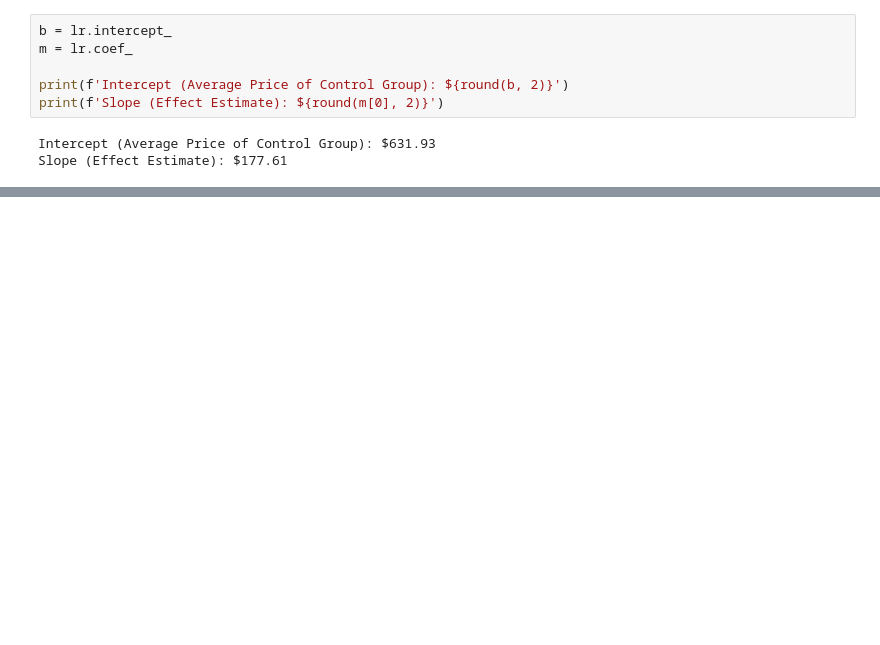
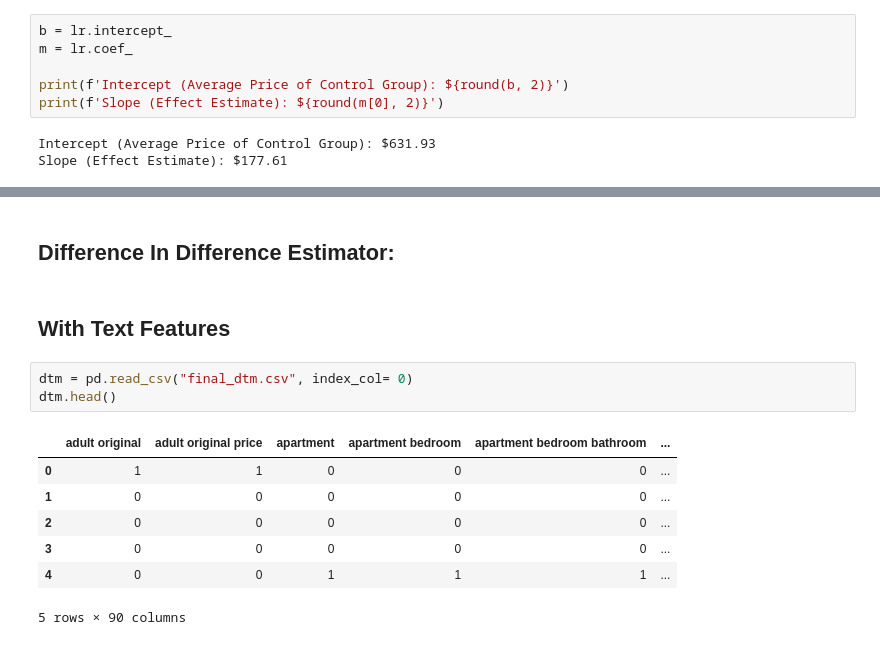
Before and after one commit to ruimaciell/Intro_NLP_PS1, a Jupyter notebook: Regression.ipynb, the cells around one changed output, grey strips where cells are left out. Cells and saved outputs as stored; diff of their text form; blank space fills up the shorter version.

```diff
--- a/Regression.ipynb
+++ b/Regression.ipynb
@@ -112,0 +174,15 @@ Slope (Effect Estimate): $177.61
+# %% [markdown]
+## Difference In Difference Estimator:
+# %% [markdown]
+## With Text Features
+# %%
+dtm = pd.read_csv("final_dtm.csv", index_col= 0)
+dtm.head()
+# %% [output]
+|  | adult original | adult original price | apartment | apartment bedroom | apartment bedroom bathroom | ... |
+| 0 | 1 | 1 | 0 | 0 | 0 | ... |
+| 1 | 0 | 0 | 0 | 0 | 0 | ... |
+| 2 | 0 | 0 | 0 | 0 | 0 | ... |
+| 3 | 0 | 0 | 0 | 0 | 0 | ... |
+| 4 | 0 | 0 | 1 | 1 | 1 | ... |
+5 rows × 90 columns
```
Also changed, not shown: parts of 15 cells of this notebook, 1 other file.
